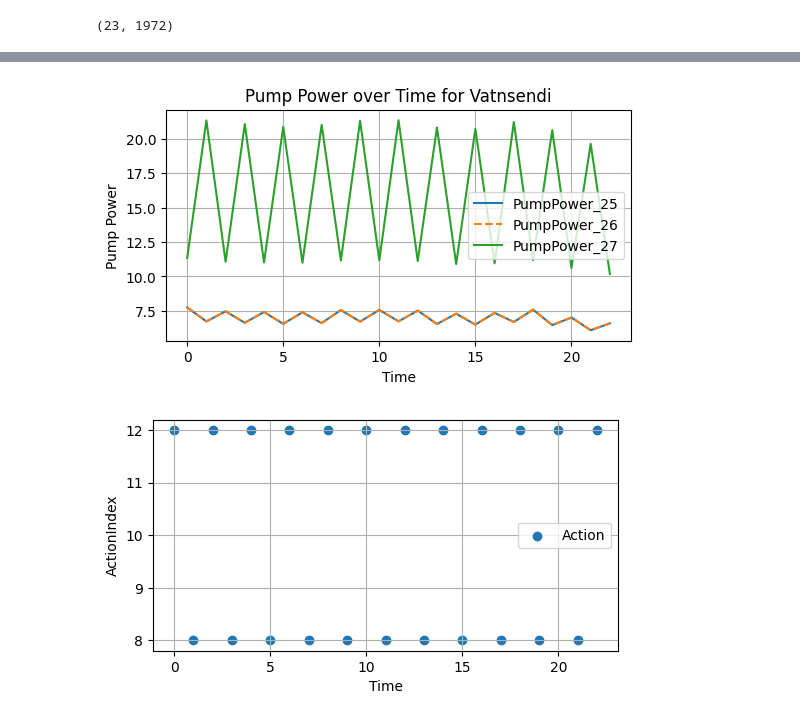
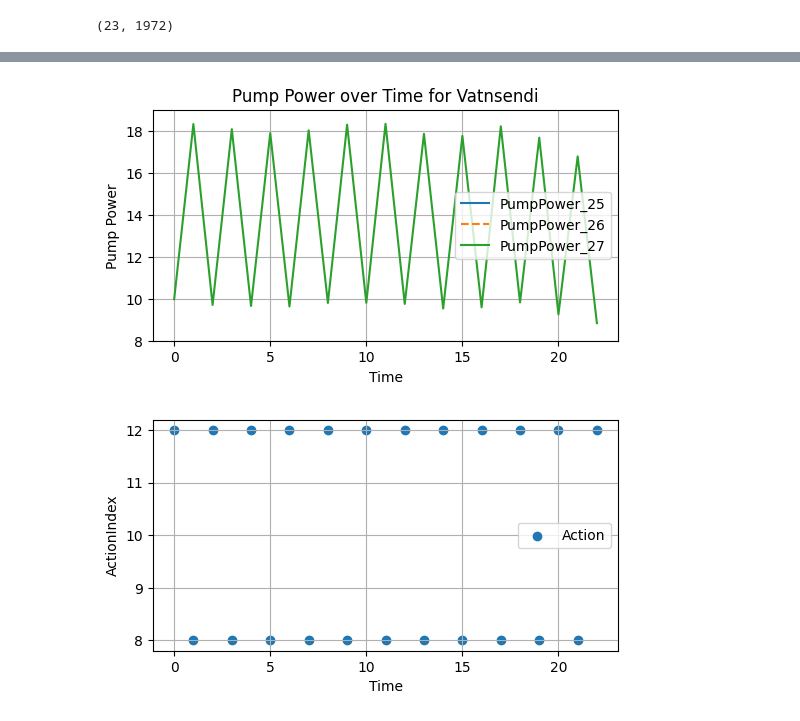
Before and after one commit to frodibrooks/OptimisedHeating, a Jupyter notebook: validation/plot_validation.ipynb, the cells around one changed output, grey strips where cells are left out. Saved outputs shown, nothing was run; the diff lists cells and outputs as text; code cells hidden in the pictures.

```diff
--- a/validation/plot_validation.ipynb
+++ b/validation/plot_validation.ipynb
@@ -53,29 +53,30 @@ plt.show()
 # %%
 
 plt.figure(figsize=(6, 3))
 
 # Plot the 'PumpPower_17' data
 plt.plot(agent_results_df.index, agent_results_df['PumpPower_25'], label='PumpPower_25')
 
 # Plot the 'PumpPower_10' data
 plt.plot(agent_results_df.index, agent_results_df['PumpPower_26'], label='PumpPower_26', linestyle='--')
 
 # Plot the 'PumpPower_10' data
 plt.plot(agent_results_df.index, agent_results_df['PumpPower_27'], label='PumpPower_27')
 
 # Add labels and title
 plt.xlabel("Time")
 plt.ylabel("Pump Power")
 plt.title("Pump Power over Time for Vatnsendi")
 plt.grid(True)
+plt.ylim(8,19)
 
 # Display the legend
 plt.legend()
 
 # Show the plot
 plt.show()
 # %% [output]
-[figure, old version]
+[figure, new version]
 # %%
 
 plt.figure(figsize=(6, 3))
```
Also changed, not shown: parts of 5 cells of this notebook, 7 other files.
